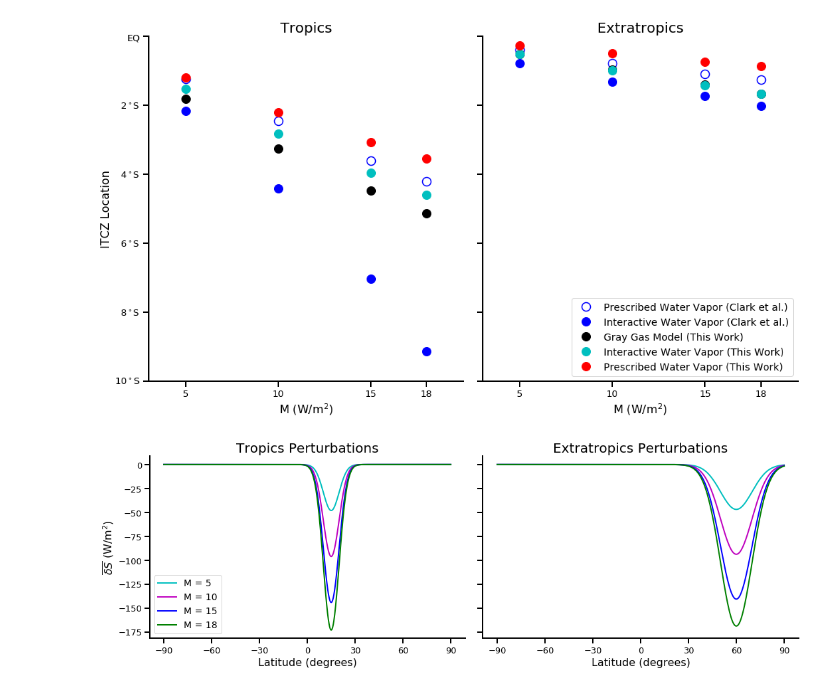
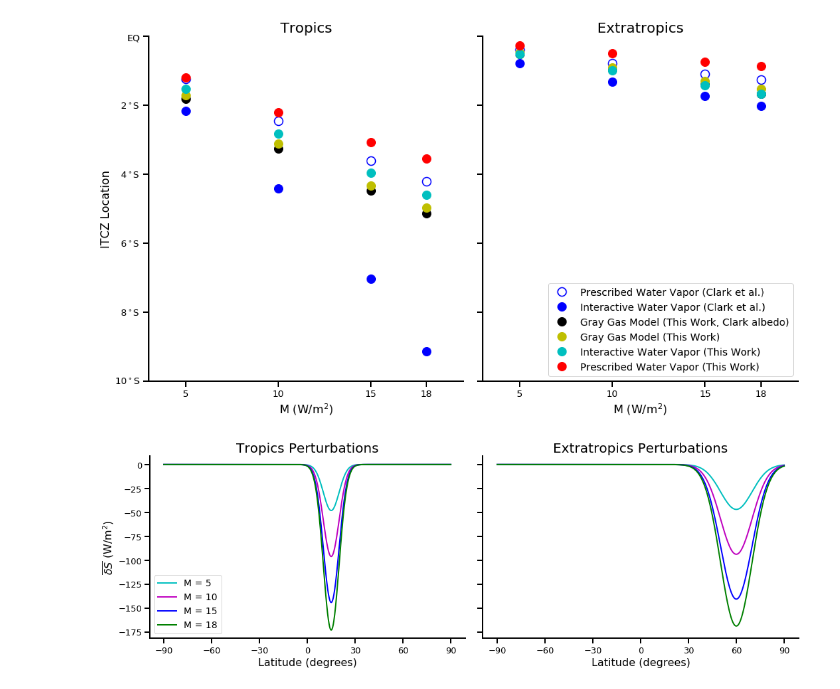
Before and after one commit to fagan2888/EBM, a Jupyter notebook: MorePlots.ipynb, the cells around one changed output. Drawn from its saved outputs; the diff is of its cells as text; code cells hidden in the pictures.

```diff
--- a/MorePlots.ipynb
+++ b/MorePlots.ipynb
@@ -39,8 +39,11 @@ ax1.plot(xvals[:4], yvals[:4], 'bo', label='Prescribed Water Vapor (Clark et al.
          markerfacecolor='w', markeredgewidth=1.5)
 ax1.plot(xvals[4:], yvals[4:], 'bo', label='Interactive Water Vapor (Clark et al.)')
 
+xvals, yvals = get_data('tropics_perturbations_gray_clark_alb.dat')
+ax1.plot(xvals, scaling*yvals, 'ko', label='Gray Gas Model (This Work, Clark albedo)')
+
 xvals, yvals = get_data('tropics_perturbations_gray.dat')
-ax1.plot(xvals, scaling*yvals, 'ko', label='Gray Gas Model (This Work)')
+ax1.plot(xvals, scaling*yvals, 'yo', label='Gray Gas Model (This Work)')
 
 xvals, yvals = get_data('tropics_perturbations_CliMT_qfeedback.dat')
 ax1.plot(xvals, scaling*yvals, 'co', label='Interactive Water Vapor (This Work)')
@@ -55,35 +58,38 @@ ax1.set_ylim(10, 0)
 ax1.set_yticklabels(['EQ', '2$^\\circ$S', '4$^\\circ$S', '6$^\\circ$S', '8$^\\circ$S', '10$^\\circ$S'])
 ax1.set_title('Tropics')
 ax1.set_xlabel('M (W/m$^2$)')
 ax1.set_ylabel('ITCZ Location')
 
 #new pts
 # ax1.plot([5, 10, 15, 18], [1.38, 2.60, 3.73, 4.36], 'go')
 
 xvals, yvals = get_data('extratropics_perturbations_clark.dat')
 ax2.plot(xvals[:4], yvals[:4], 'bo', label='Prescribed Water Vapor (Clark et al.)', markerfacecolor='w', markeredgewidth=1.5)
 ax2.plot(xvals[4:], yvals[4:], 'bo', label='Interactive Water Vapor (Clark et al.)')
 
+xvals, yvals = get_data('extratropics_perturbations_gray_clark_alb.dat')
+ax2.plot(xvals, scaling*yvals, 'ko', label='Gray Gas Model (This Work, Clark albedo)')
+
 xvals, yvals = get_data('extratropics_perturbations_gray.dat')
-ax2.plot(xvals, scaling*yvals, 'ko', label='Gray Gas Model (This Work)')
+ax2.plot(xvals, scaling*yvals, 'yo', label='Gray Gas Model (This Work)')
 
 xvals, yvals = get_data('extratropics_perturbations_CliMT_qfeedback.dat')
 ax2.plot(xvals, scaling*yvals, 'co', label='Interactive Water Vapor (This Work)')
 
 xvals, yvals = get_data('extratropics_perturbations_CliMT_qprescribed.dat')
 ax2.plot(xvals, scaling*yvals, 'ro', label='Prescribed Water Vapor (This Work)')
 
 ax2.set_xlim(3, 20)
 ax2.set_xticks([5, 10, 15, 18])
 ax2.legend(loc='lower right')
 ax2.set_title('Extratropics')
 ax2.set_xlabel('M (W/m$^2$)')
 
 plt.tight_layout()
 
 # plt.savefig('ITCZ_perturbations.png', dpi=200)
 # %% [output]
-[figure, old version]
+[figure, new version]
 # %%
 get_S_control = lambda lat: S0*np.cos(np.deg2rad(lat))/np.pi
 lat0 = 15
```
Also changed, not shown: 6 other files.
